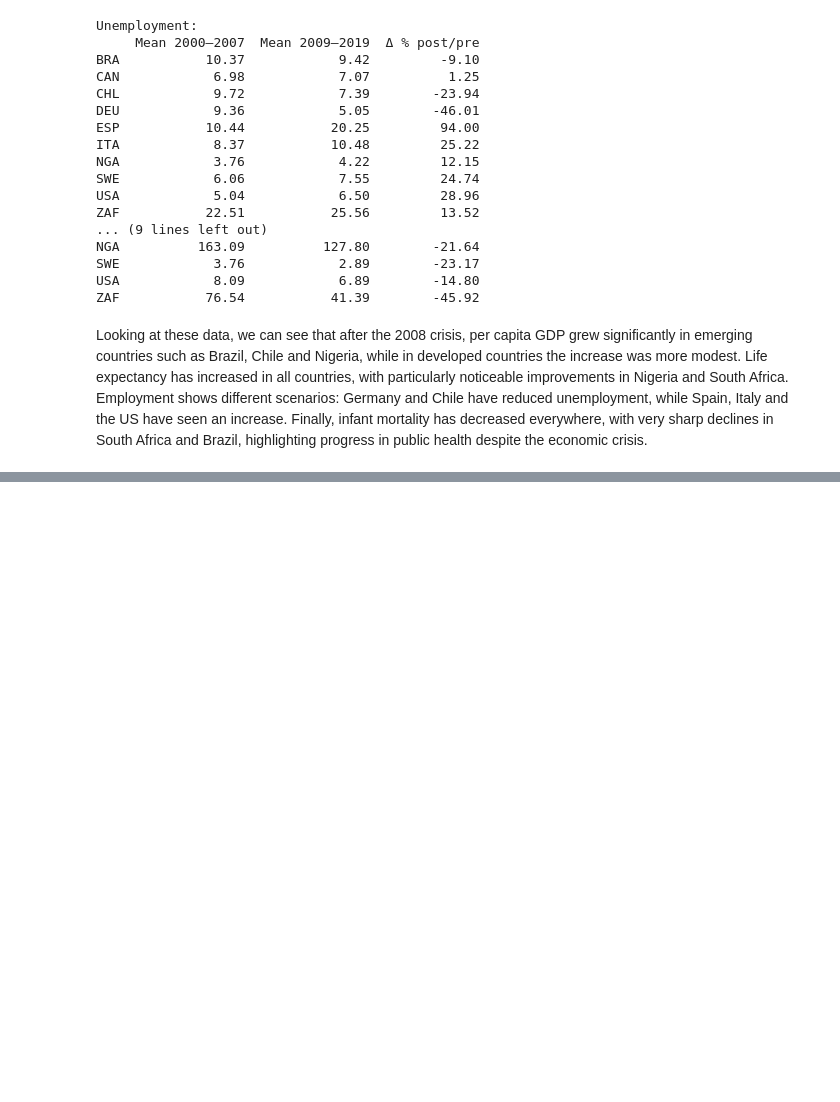
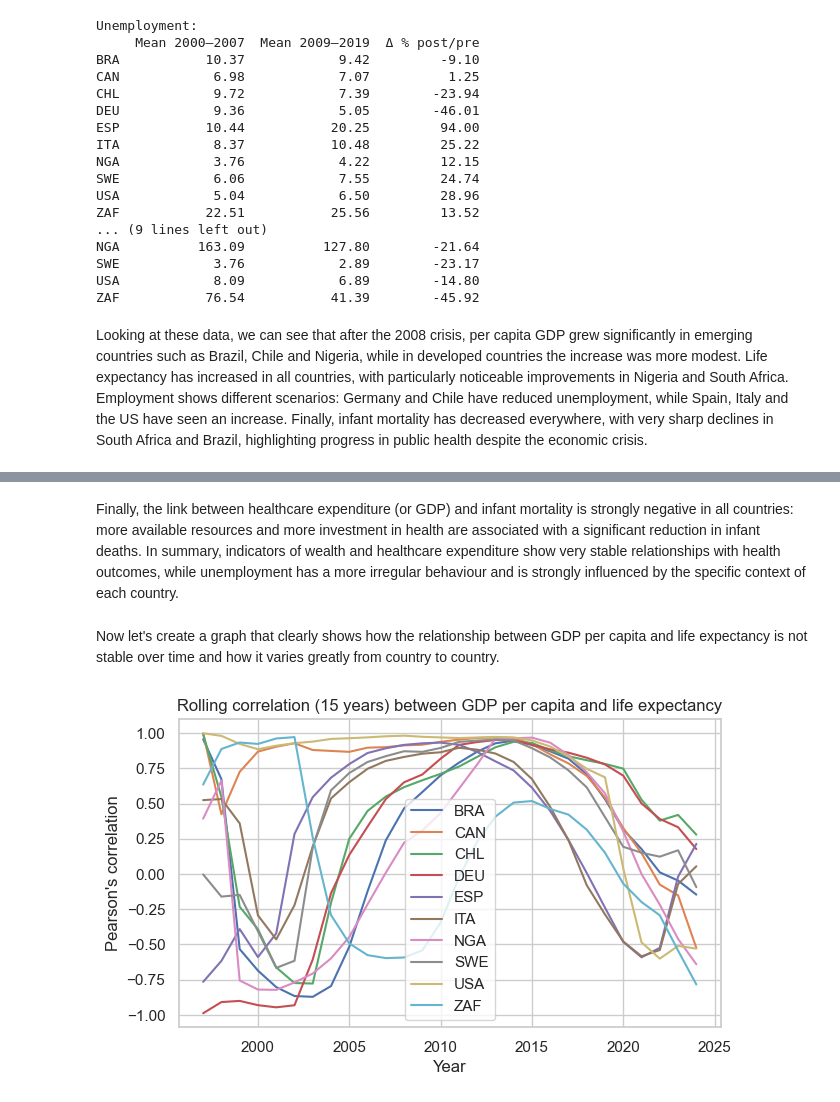
Before and after one commit to martamacri/Project_about_wealth_of_nations, a Jupyter notebook: presentation/project_analysis.ipynb, the cells around one changed output, grey strips where cells are left out. Cells and saved outputs as stored; diff of their text form; code cells hidden in the pictures; blank space fills up the shorter version.

```diff
--- a/presentation/project_analysis.ipynb
+++ b/presentation/project_analysis.ipynb
@@ -405,0 +514,34 @@ Finally, infant mortality has decreased everywhere, with very sharp declines in
+# %% [markdown]
+Finally, the link between healthcare expenditure (or GDP) and infant mortality is strongly negative in all countries: more available resources and more investment in health are associated with a significant reduction in infant deaths.
+In summary, indicators of wealth and healthcare expenditure show very stable relationships with health outcomes, while unemployment has a more irregular behaviour and is strongly influenced by the specific context of each country.
+# %% [markdown]
+Now let's create a graph that clearly shows how the relationship between GDP per capita and life expectancy is not stable over time and how it varies greatly from country to country.
+# %%
+# Function to calculate rolling correlation for all countries
+def compute_rolling_correlation(df_x, df_y, window=15):
+    """
+    Correlation over time
+    """
+    rolling = pd.DataFrame(index=df_x.index)
+    for countries in df_x.columns.intersection(df_y.columns):
+        x = df_x[countries]
+        y = df_y[countries]
+        rolling[countries] = x.rolling(window=window, min_periods=3).corr(y)
+    return rolling
+# %%
+# Mobile correlation between GDP per capita and life expectancy
+WINDOW = 15
+rolling_corr = compute_rolling_correlation(gdp_pc, life, window=WINDOW)
+
+# Mobile correlation plot
+plt.figure(figsize=(7, 4))
+for country in rolling_corr.columns:
+    plt.plot(rolling_corr.index, rolling_corr[country], label=country)
+plt.title(f"Rolling correlation ({WINDOW} years) between GDP per capita and life expectancy")
+plt.xlabel("Year")
+plt.ylabel("Pearson's correlation")
+plt.legend()
+plt.grid(True)
+plt.show()
+# %% [output]
+[figure, added]
```
Also changed, not shown: parts of 14 cells of this notebook.
